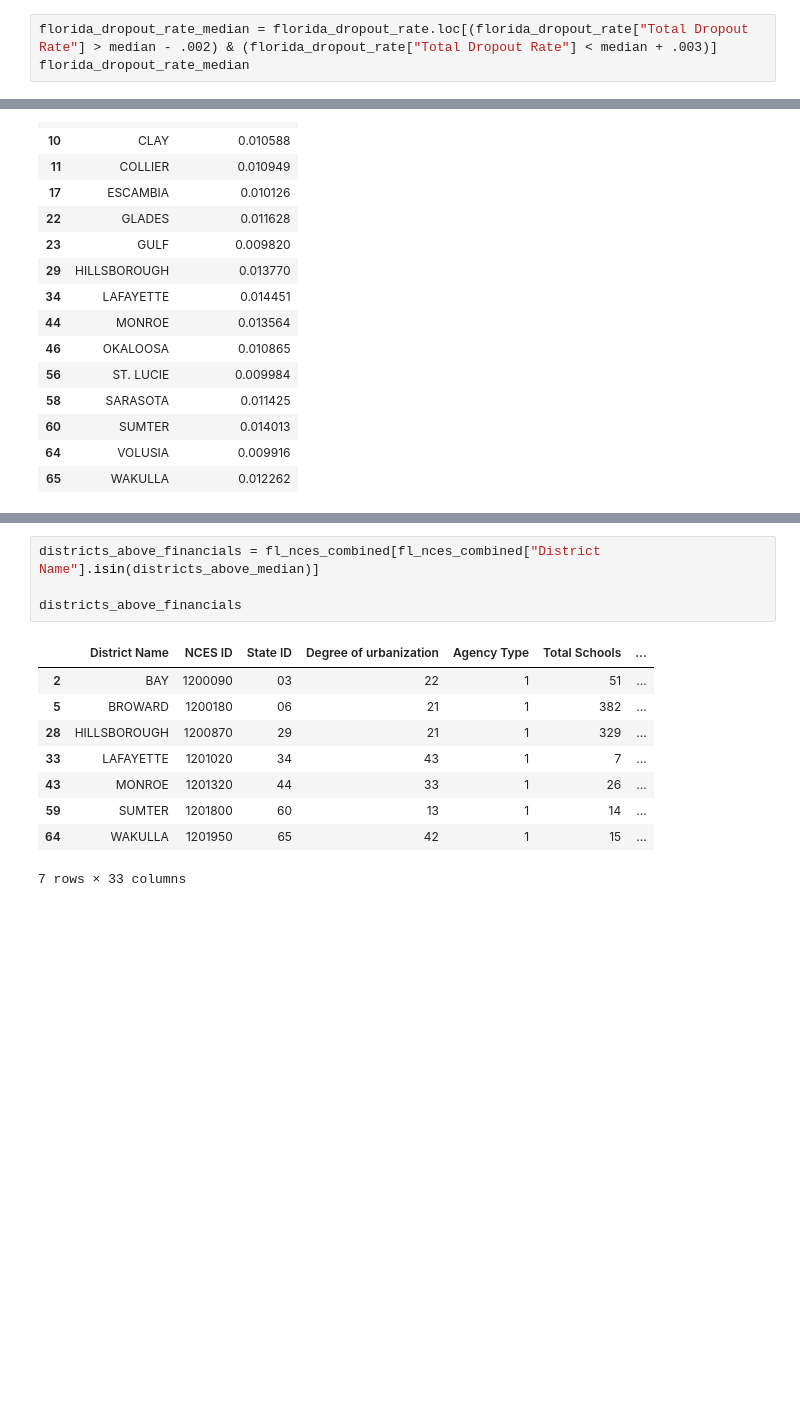
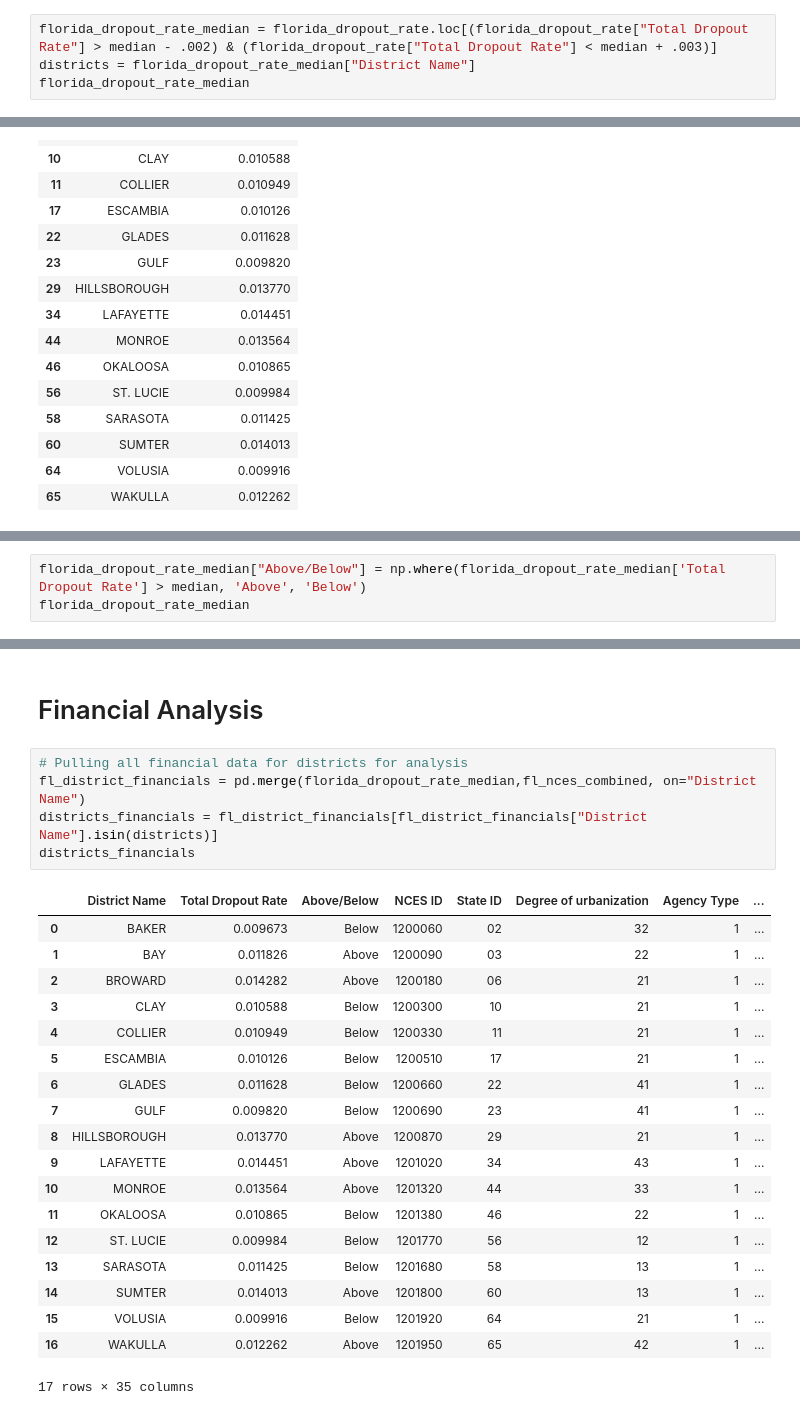
Before and after one commit to jjwilliams11/project1, a Jupyter notebook: Education_Dropout/FL_Education_Dropout_JJ.ipynb, the cells around one changed output, grey strips where cells are left out. Drawn from its saved outputs; the diff is of its cells as text; blank space fills up the shorter version.

Commit message:
Districts above/below median in one dataframe to see if easier to analyze

```diff
--- a/Education_Dropout/FL_Education_Dropout_JJ.ipynb
+++ b/Education_Dropout/FL_Education_Dropout_JJ.ipynb
@@ -413,6 +413,7 @@ median
 0.011628
 # %%
 florida_dropout_rate_median = florida_dropout_rate.loc[(florida_dropout_rate["Total Dropout Rate"] > median - .002) & (florida_dropout_rate["Total Dropout Rate"] < median + .003)]
+districts = florida_dropout_rate_median["District Name"]
 florida_dropout_rate_median
 # %% [output]
 |  | District Name | Total Dropout Rate |
@@ -435,0 +439,3 @@ florida_dropout_rate_median
+# %%
+florida_dropout_rate_median["Above/Below"] = np.where(florida_dropout_rate_median['Total Dropout Rate'] > median, 'Above', 'Below')
+florida_dropout_rate_median
@@ -461,17 +493,30 @@ districts_below_median
 58     SARASOTA
 64      VOLUSIA
 Name: District Name, dtype: object
-# %%
-districts_above_financials = fl_nces_combined[fl_nces_combined["District Name"].isin(districts_above_median)]
-
-districts_above_financials
-# %% [output]
-|  | District Name | NCES ID | State ID | Degree of urbanization | Agency Type | Total Schools | ... |
-| 2 | BAY | 1200090 | 03 | 22 | 1 | 51 | ... |
-| 5 | BROWARD | 1200180 | 06 | 21 | 1 | 382 | ... |
-| 28 | HILLSBOROUGH | 1200870 | 29 | 21 | 1 | 329 | ... |
-| 33 | LAFAYETTE | 1201020 | 34 | 43 | 1 | 7 | ... |
-| 43 | MONROE | 1201320 | 44 | 33 | 1 | 26 | ... |
-| 59 | SUMTER | 1201800 | 60 | 13 | 1 | 14 | ... |
-| 64 | WAKULLA | 1201950 | 65 | 42 | 1 | 15 | ... |
-7 rows × 33 columns
+# %% [markdown]
+# Financial Analysis
+# %%
+# Pulling all financial data for districts for analysis
+fl_district_financials = pd.merge(florida_dropout_rate_median,fl_nces_combined, on="District Name")
+districts_financials = fl_district_financials[fl_district_financials["District Name"].isin(districts)]
+districts_financials
+# %% [output]
+|  | District Name | Total Dropout Rate | Above/Below | NCES ID | State ID | Degree of urbanization | Agency Type | ... |
+| 0 | BAKER | 0.009673 | Below | 1200060 | 02 | 32 | 1 | ... |
+| 1 | BAY | 0.011826 | Above | 1200090 | 03 | 22 | 1 | ... |
+| 2 | BROWARD | 0.014282 | Above | 1200180 | 06 | 21 | 1 | ... |
+| 3 | CLAY | 0.010588 | Below | 1200300 | 10 | 21 | 1 | ... |
+| 4 | COLLIER | 0.010949 | Below | 1200330 | 11 | 21 | 1 | ... |
+| 5 | ESCAMBIA | 0.010126 | Below | 1200510 | 17 | 21 | 1 | ... |
+| 6 | GLADES | 0.011628 | Below | 1200660 | 22 | 41 | 1 | ... |
+| 7 | GULF | 0.009820 | Below | 1200690 | 23 | 41 | 1 | ... |
+| 8 | HILLSBOROUGH | 0.013770 | Above | 1200870 | 29 | 21 | 1 | ... |
+| 9 | LAFAYETTE | 0.014451 | Above | 1201020 | 34 | 43 | 1 | ... |
+| 10 | MONROE | 0.013564 | Above | 1201320 | 44 | 33 | 1 | ... |
+| 11 | OKALOOSA | 0.010865 | Below | 1201380 | 46 | 22 | 1 | ... |
+| 12 | ST. LUCIE | 0.009984 | Below | 1201770 | 56 | 12 | 1 | ... |
+| 13 | SARASOTA | 0.011425 | Below | 1201680 | 58 | 13 | 1 | ... |
+| 14 | SUMTER | 0.014013 | Above | 1201800 | 60 | 13 | 1 | ... |
+| 15 | VOLUSIA | 0.009916 | Below | 1201920 | 64 | 21 | 1 | ... |
+| 16 | WAKULLA | 0.012262 | Above | 1201950 | 65 | 42 | 1 | ... |
+17 rows × 35 columns
```
Also changed, not shown: parts of 17 cells of this notebook, 1 other file.
